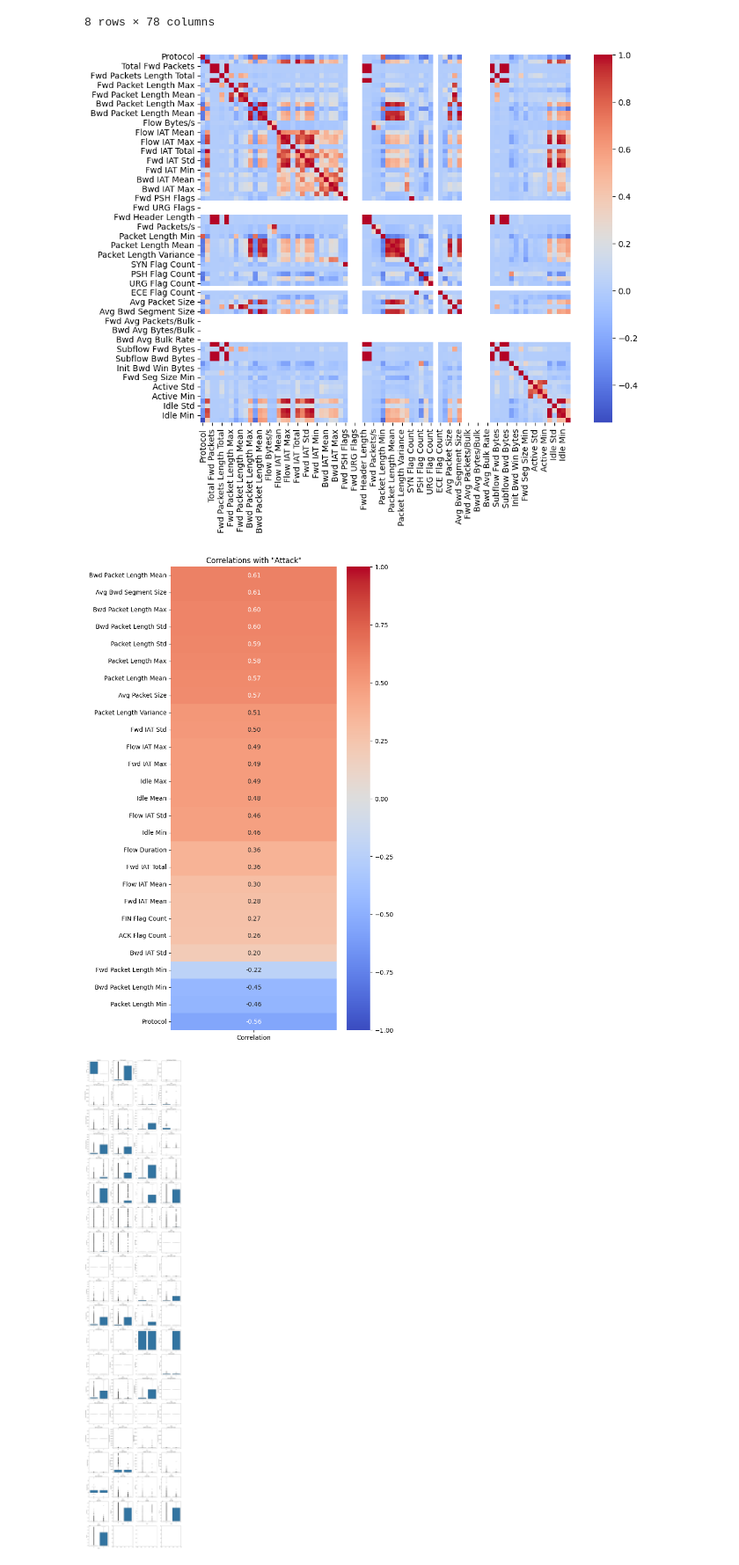
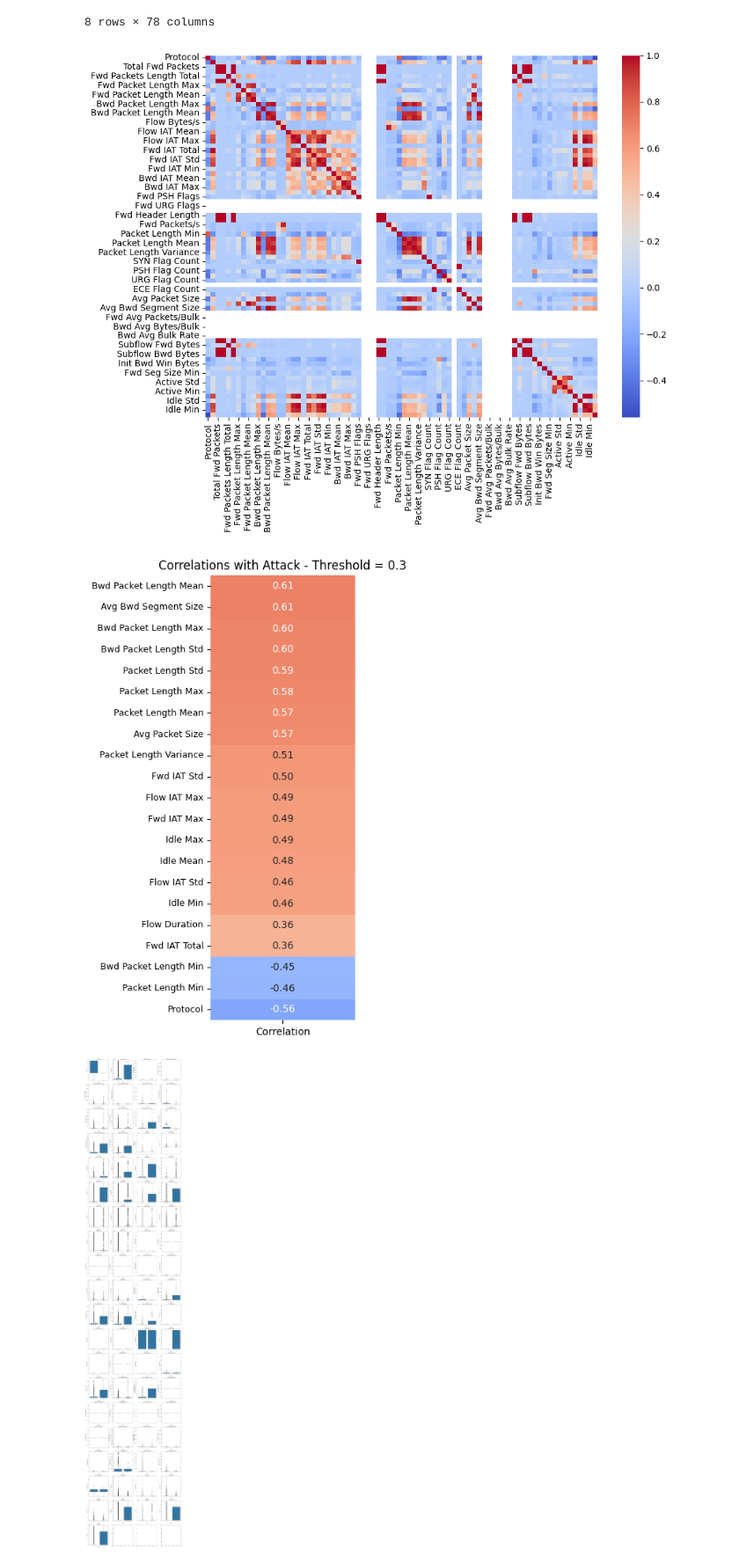
Before and after one commit to SarahHvidAndersenKnowit/DataScience_project, a Jupyter notebook: nbs/feature_exploration.ipynb, the cells around one changed output. Shown at 88% size. Saved outputs shown, nothing was run; the diff lists cells and outputs as text; code cells hidden in the pictures.

```diff
--- a/nbs/feature_exploration.ipynb
+++ b/nbs/feature_exploration.ipynb
@@ -92,16 +92,18 @@ train_df.describe()
 # %%
 # correlation
 plt.figure(figsize=(10, 8))
 sns.heatmap(train_df.corr(), cmap='coolwarm', annot=False)
+plt.tight_layout()
+plt.savefig("/work/SarahHvidAndersen#6681/DataScience_project/output/feature_exploration_plots/corr_plot_all.png")
 plt.show()
 # %% [output]
-[figure, old version]
+[figure, new version]
 # %%
 # Compute the correlation matrix
 corr = train_df.corr()
 
 # Extract correlations with 'Attack' greater than a threshold
-threshold = 0.2  # Adjust this threshold to your needs
+threshold = 0.3
 high_corr = corr['Attack'][corr['Attack'].abs() > threshold].drop('Attack')  # Exclude the correlation of 'Attack' with itself
 
 # Convert to DataFrame for plotting
@@ -109,12 +111,16 @@ high_corr_df = pd.DataFrame(high_corr.sort_values(ascending=False))
 high_corr_df.columns = ['Correlation']
 
 # Plot
-plt.figure(figsize=(6, len(high_corr_df) / 2))  # Adjust the figure size dynamically based on the number of features
-sns.heatmap(high_corr_df, annot=True, cmap='coolwarm', vmin=-1, vmax=1, fmt=".2f")
-plt.title('Correlations with "Attack"')
+#plt.figure(figsize=(5, len(high_corr_df) / 2))  # Adjust the figure size dynamically based on the number of features
+plt.figure(figsize=(4, 7))
+sns.heatmap(high_corr_df, annot=True, cmap='coolwarm', cbar=False, vmin=-1, vmax=1, fmt=".2f")
+plt.title('Correlations with Attack - Threshold = 0.3')
+plt.yticks(fontsize = 9)
+plt.tight_layout()
+plt.savefig("/work/SarahHvidAndersen#6681/DataScience_project/output/feature_exploration_plots/corr_plot_attack_threshold.png")
 plt.show()
 # %% [output]
-[figure, old version]
+[figure, new version]
 # %%
 # Setting up the figure with multiple subplots
 num_cols = 4
```
Also changed, not shown: parts of 3 cells of this notebook, 41 other files.
